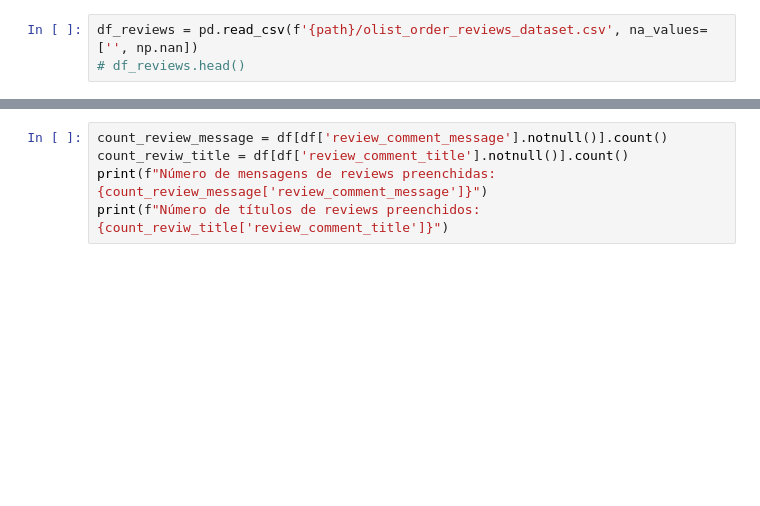
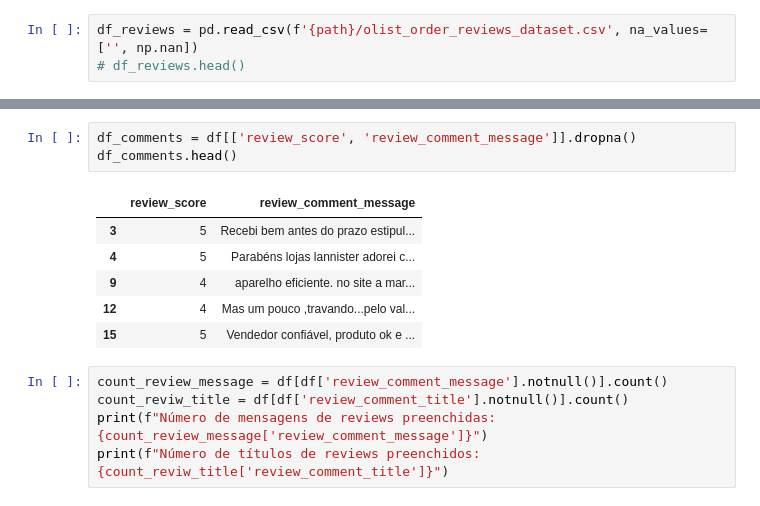
Before and after one commit to GabrielYamashita/IntermediateExamNLP, a Jupyter notebook: main.ipynb, the cells around one changed output, grey strips where cells are left out. Cells and saved outputs as stored; diff of their text form; blank space fills up the shorter version.

```diff
--- a/main.ipynb
+++ b/main.ipynb
@@ -29,6 +45,16 @@ df.head()
 | 2 | 228ce5500dc1d8e020d8d1322874b6f0 | f9e4b658b201a9f2ecdecbb34bed034b | 5 | NaN | NaN | 2018-02-17 00:00:00 | ... |
 | 3 | e64fb393e7b32834bb789ff8bb30750e | 658677c97b385a9be170737859d3511b | 5 | NaN | Recebi bem antes do prazo estipul... | 2017-04-21 00:00:00 | ... |
 | 4 | f7c4243c7fe1938f181bec41a392bdeb | 8e6bfb81e283fa7e4f11123a3fb894f1 | 5 | NaN | Parabéns lojas lannister adorei c... | 2018-03-01 00:00:00 | ... |
+# %%
+df_comments = df[['review_score', 'review_comment_message']].dropna()
+df_comments.head()
+# %% [output]
+|  | review_score | review_comment_message |
+| 3 | 5 | Recebi bem antes do prazo estipul... |
+| 4 | 5 | Parabéns lojas lannister adorei c... |
+| 9 | 4 | aparelho eficiente. no site a mar... |
+| 12 | 4 | Mas um pouco ,travando...pelo val... |
+| 15 | 5 | Vendedor confiável, produto ok e ... |
 # %%
 count_review_message = df[df['review_comment_message'].notnull()].count()
 count_reviw_title = df[df['review_comment_title'].notnull()].count()
```
Also changed, not shown: parts of 27 cells of this notebook, 6 other files.
